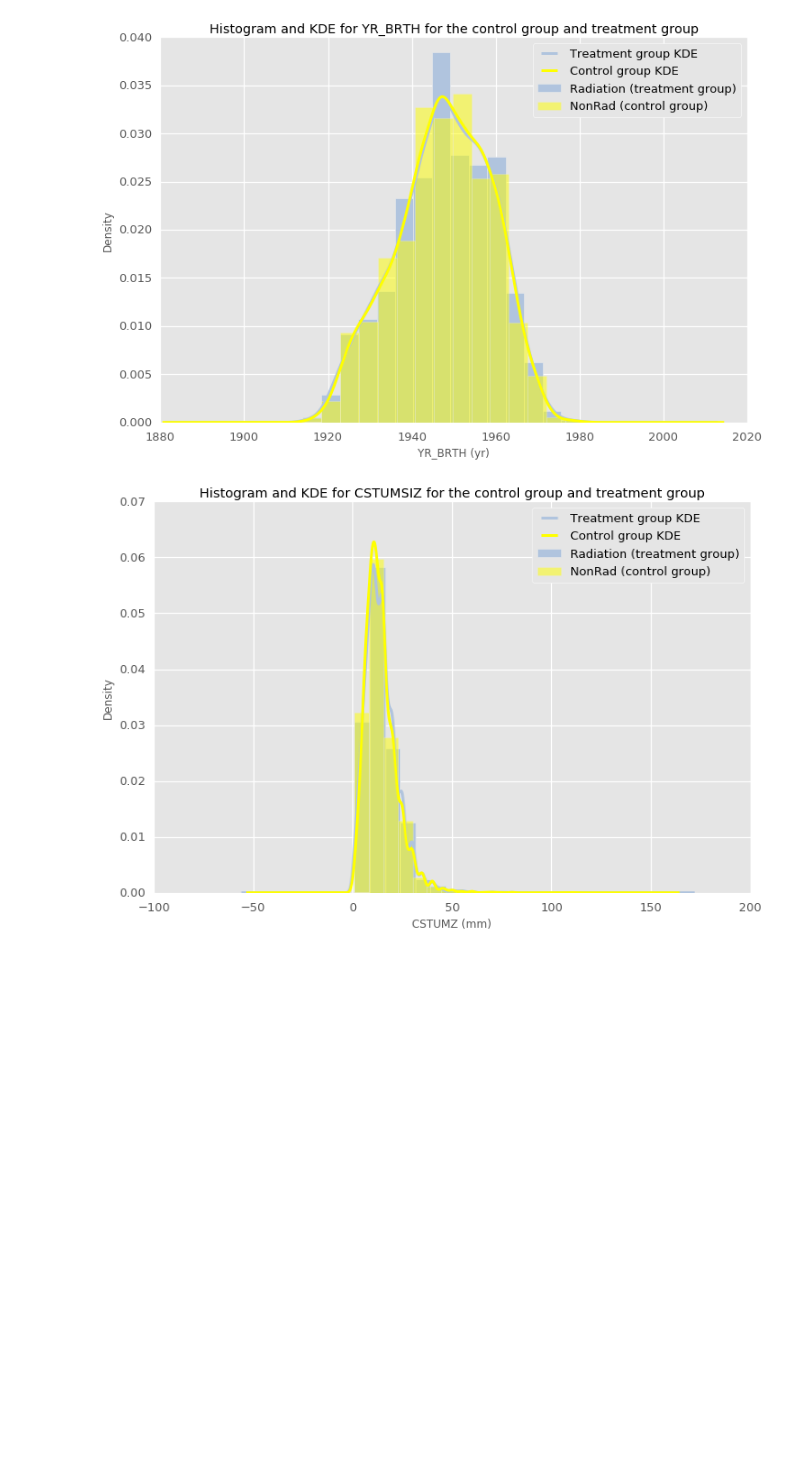
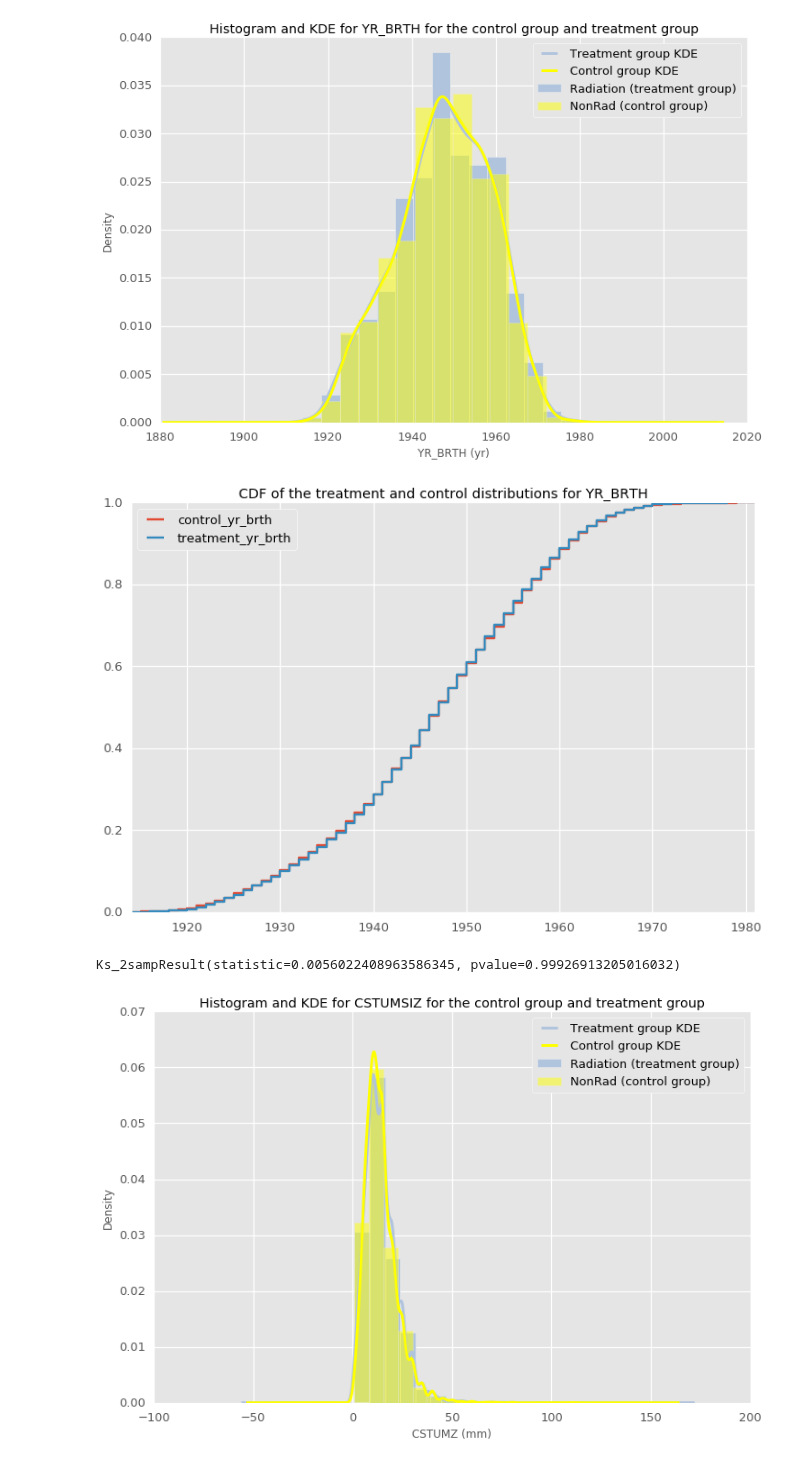
Before and after one commit to doolingdavid/SEERMATCH2, a Jupyter notebook: breast_example.ipynb, the cells around one changed output. Drawn from its saved outputs; the diff is of its cells as text; code cells hidden in the pictures; blank space fills up the shorter version.

```diff
--- a/breast_example.ipynb
+++ b/breast_example.ipynb
@@ -656,6 +656,25 @@ plt.xlabel('YR_BRTH (yr)')
 plt.legend();
 # %% [output]
 [figure]
+# %%
+yobtreatmentcdf = dfyob_comp.treatment_yr_brth.value_counts(normalize=True).sort_index().cumsum()
+yobcontrolcdf = dfyob_comp.control_yr_brth.value_counts(normalize=True).sort_index().cumsum()
+
+dfyob = pd.DataFrame(({'treatment_yr_brth': yobtreatmentcdf,
+                        'control_yr_brth': yobcontrolcdf}))
+
+dfyob = dfyob.fillna(method='ffill')
+
+dfyob.plot(drawstyle='steps',
+            title='CDF of the treatment and control distributions for YR_BRTH');
+# %% [output]
+[figure, added]
+# %%
+yobresults = stats.ks_2samp(dfyob_comp.treatment_yr_brth.as_matrix(),
+                             dfyob_comp.control_yr_brth.as_matrix())
+print(yobresults)
+# %% [output]
+Ks_2sampResult(statistic=0.0056022408963586345, pvalue=0.99926913205016032)
 # %%
 apost = dftreeleague['CSTUMSIZ'][treatmentindices]
 bpost = dftreeleague['CSTUMSIZ'][controlindices]
```
Also changed, not shown: parts of 5 cells of this notebook.
